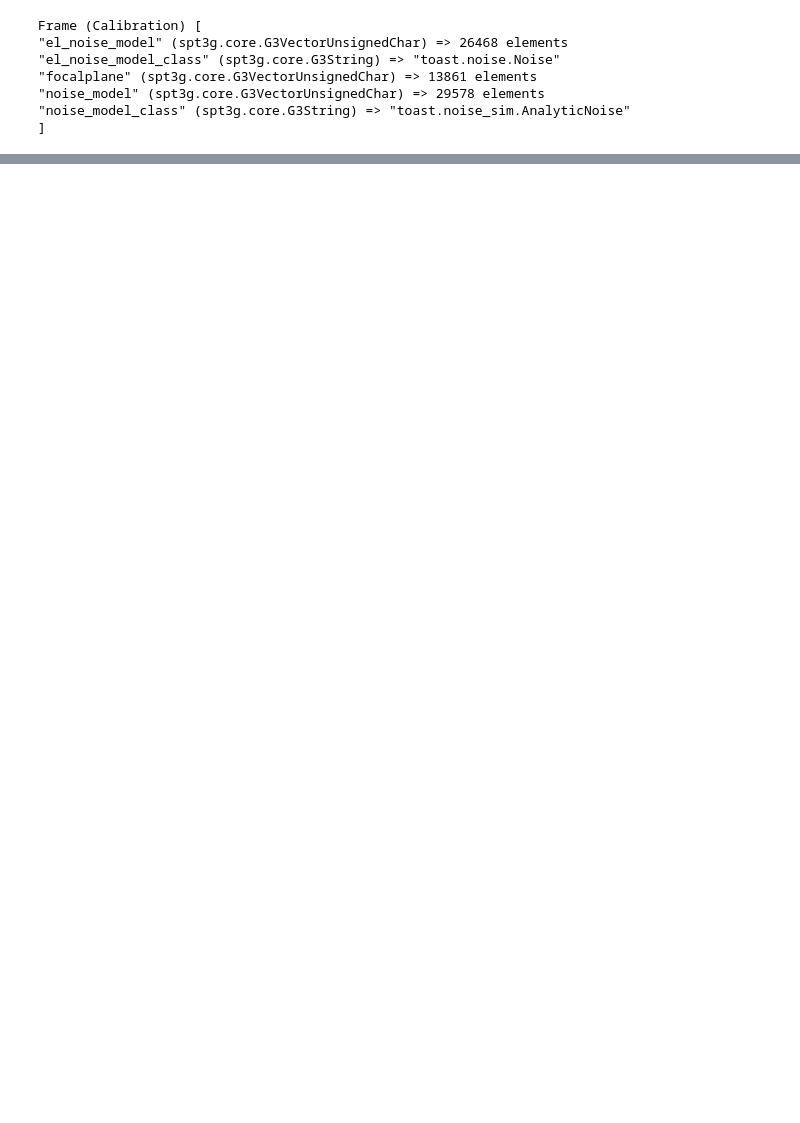
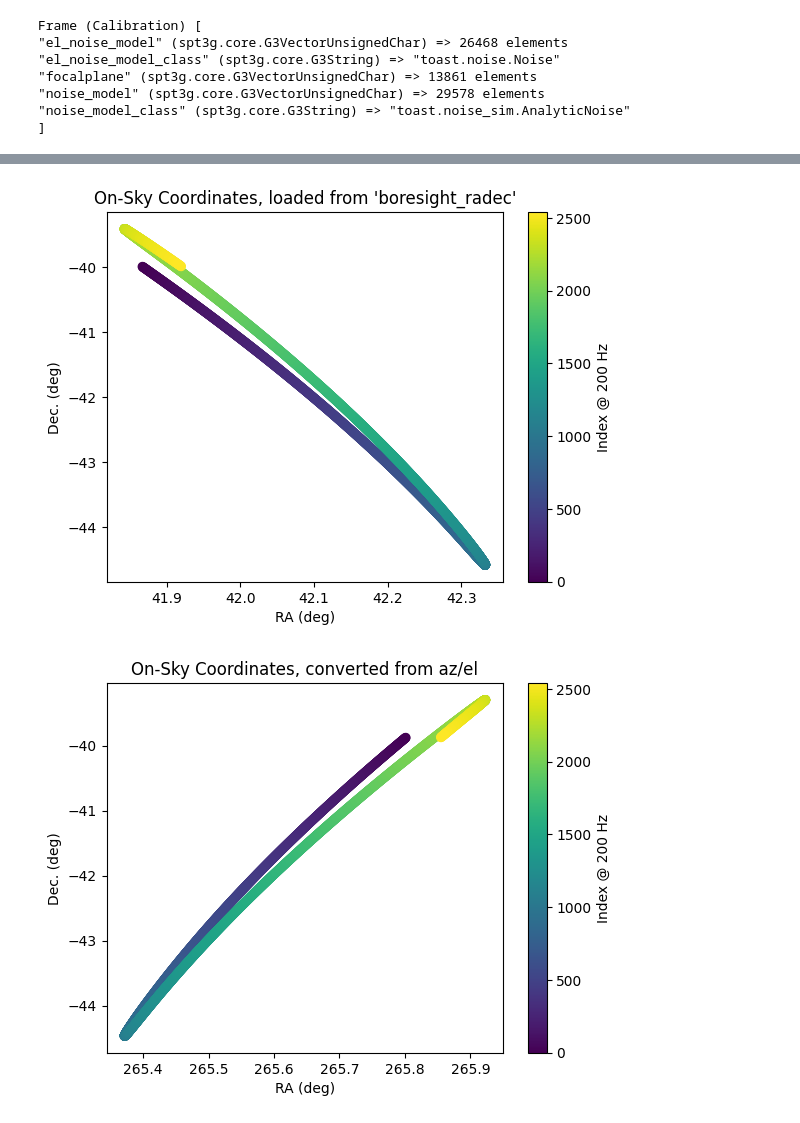
Before and after one commit to jonahjlee/spt3g_tutorials, a Jupyter notebook: ccat_test_g3.ipynb, the cells around one changed output, grey strips where cells are left out. Drawn from its saved outputs; the diff is of its cells as text; code cells hidden in the pictures; blank space fills up the shorter version.

```diff
--- a/ccat_test_g3.ipynb
+++ b/ccat_test_g3.ipynb
@@ -122,0 +163,32 @@ dict_keys(['__module__', '__doc__', '__reduce__', '__instance_size__', '__init__
+# %%
+radec_quats = firstscanframe["boresight_radec"]
+ra, dec, psi = so3g.proj.quat.decompose_lonlat(radec_quats)
+# %%
+times_seconds = astropy.time.Time([g3time.time / U.sec for g3time in firstscanframe["times"]], format="unix")
+
+lat_deg = obsframe["site_lat_deg"]*astropy.units.deg
+lon_deg = obsframe["site_lon_deg"]*astropy.units.deg
+alt_m = obsframe["site_alt_m"]*astropy.units.m
+fyst_location = EarthLocation(lat=lat_deg, lon=lon_deg, height=alt_m)
+
+sky_coords = SkyCoord(alt=el/U.deg*astropy.units.deg, az=az/U.deg*astropy.units.deg, obstime=times_seconds, frame='altaz', location=fyst_location)
+# %%
+plt.scatter(ra / U.deg, dec / U.deg, c=range(len(az)))
+plt.title("On-Sky Coordinates, loaded from 'boresight_radec'")
+plt.xlabel("RA (deg)")
+plt.ylabel("Dec. (deg)")
+plt.colorbar(label="Index @ 200 Hz")
+plt.show()
+# I think the method of getting ra/dec above is correct;
+# using http://www.stevegs.com/utils/jd_calc/ and https://astrogreg.com/convert_ra_dec_to_alt_az.html
+# I find that only the "boresight_radec" gives a ra/dec result consistent with the alt/az data
+
+plt.scatter(sky_coords.icrs.ra.deg, sky_coords.icrs.dec.deg, c=range(len(sky_coords)))
+plt.title("On-Sky Coordinates, converted from az/el")
+plt.xlabel("RA (deg)")
+plt.ylabel("Dec. (deg)")
+plt.colorbar(label="Index @ 200 Hz")
+plt.show()
+# %% [output]
+[figure, added]
+[figure, added]
```
Also changed, not shown: parts of 44 cells of this notebook.
